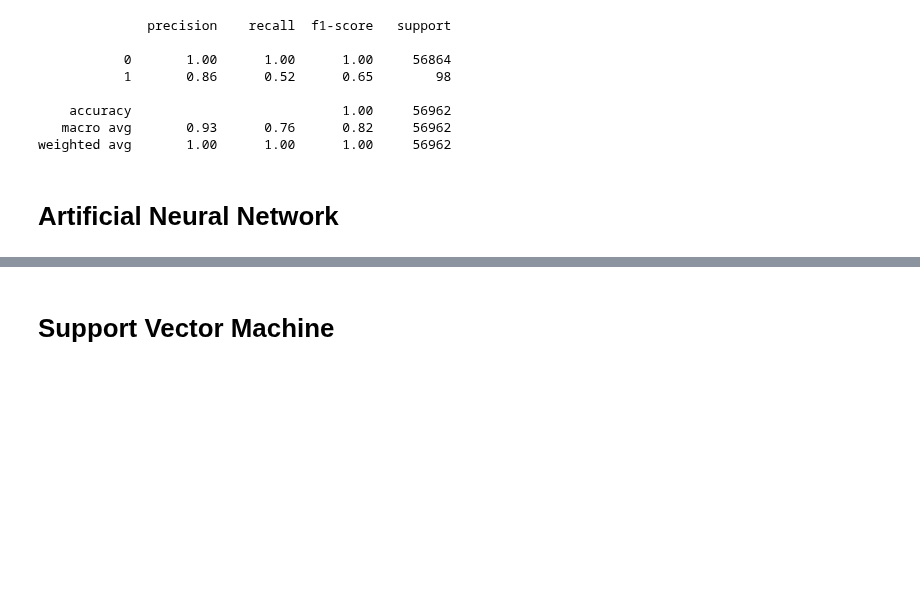
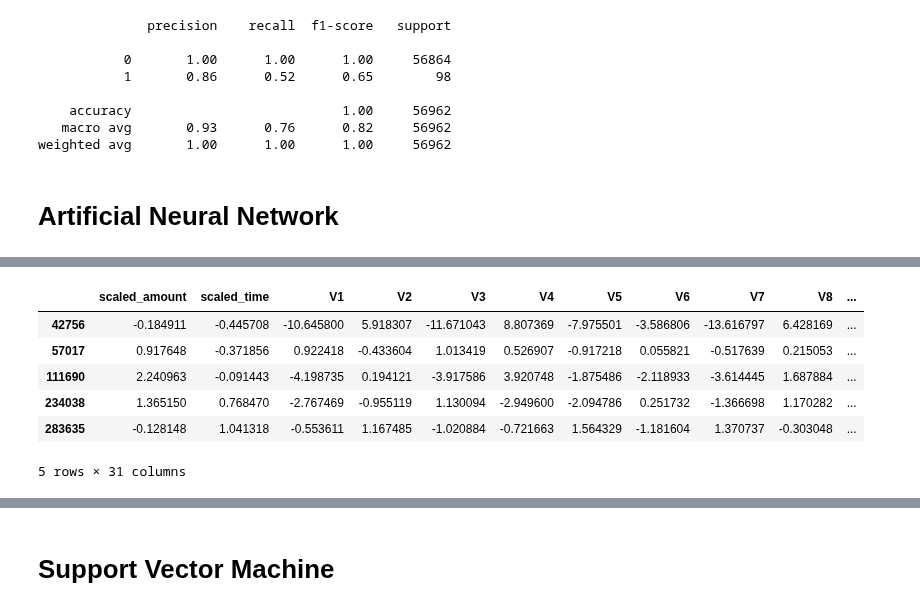
Before and after one commit to Raihana90/Credit-Card-Fraud-Detection, a Jupyter notebook: credit_card_index.ipynb, the cells around one changed output, grey strips where cells are left out. Cells and saved outputs as stored; diff of their text form; code cells hidden in the pictures; blank space fills up the shorter version.

```diff
--- a/credit_card_index.ipynb
+++ b/credit_card_index.ipynb
@@ -211,0 +277,33 @@ weighted avg       1.00      1.00      1.00     56962
+# %%
+# Scale the data. Must run the previous block before this one to avoid error.
+
+from sklearn.preprocessing import StandardScaler, RobustScaler
+
+std_scaler = StandardScaler()
+rob_scaler = RobustScaler()
+
+sample_data_df['scaled_amount'] = rob_scaler.fit_transform(sample_data_df['Amount'].values.reshape(-1,1))
+sample_data_df['scaled_time'] = rob_scaler.fit_transform(sample_data_df['Time'].values.reshape(-1,1))
+
+sample_data_df.drop(['Time','Amount'], axis=1, inplace=True)
+# %%
+#  Add them back in
+
+scaled_amount = sample_data_df['scaled_amount']
+scaled_time = sample_data_df['scaled_time']
+
+sample_data_df.drop(['scaled_amount', 'scaled_time'], axis=1, inplace=True)
+sample_data_df.insert(0, 'scaled_amount', scaled_amount)
+sample_data_df.insert(1, 'scaled_time', scaled_time)
+
+# Now the amount and time are scaled.
+
+sample_data_df.head()
+# %% [output]
+|  | scaled_amount | scaled_time | V1 | V2 | V3 | V4 | V5 | V6 | V7 | V8 | ... |
+| 42756 | -0.184911 | -0.445708 | -10.645800 | 5.918307 | -11.671043 | 8.807369 | -7.975501 | -3.586806 | -13.616797 | 6.428169 | ... |
+| 57017 | 0.917648 | -0.371856 | 0.922418 | -0.433604 | 1.013419 | 0.526907 | -0.917218 | 0.055821 | -0.517639 | 0.215053 | ... |
+| 111690 | 2.240963 | -0.091443 | -4.198735 | 0.194121 | -3.917586 | 3.920748 | -1.875486 | -2.118933 | -3.614445 | 1.687884 | ... |
+| 234038 | 1.365150 | 0.768470 | -2.767469 | -0.955119 | 1.130094 | -2.949600 | -2.094786 | 0.251732 | -1.366698 | 1.170282 | ... |
+| 283635 | -0.128148 | 1.041318 | -0.553611 | 1.167485 | -1.020884 | -0.721663 | 1.564329 | -1.181604 | 1.370737 | -0.303048 | ... |
+5 rows × 31 columns
```
Also changed, not shown: parts of 20 cells of this notebook.
